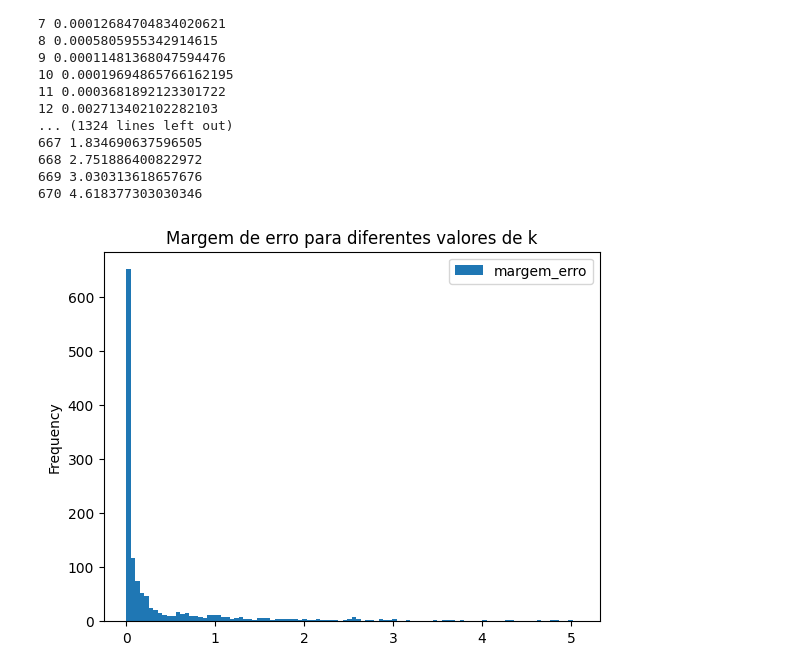
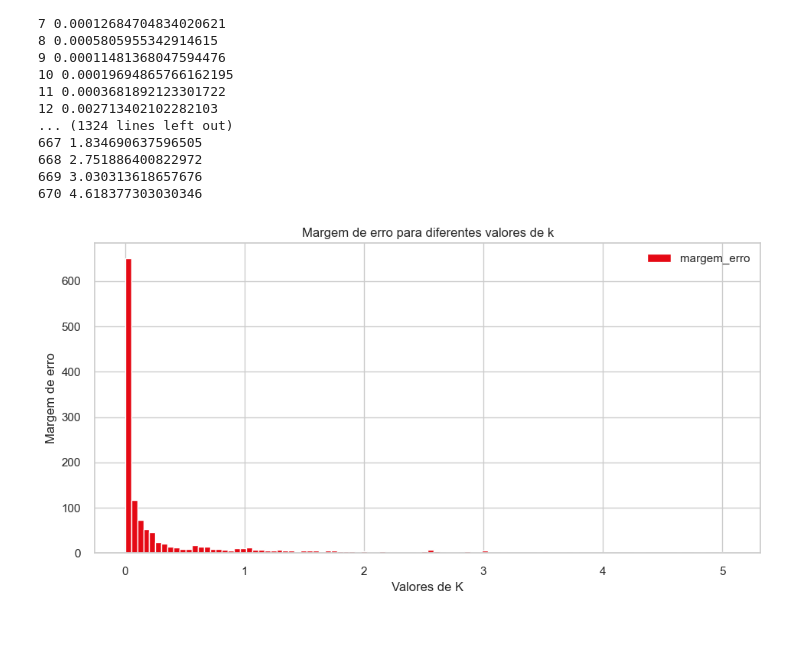
Before and after one commit to WeeeverAlex/Netlfix-Challenge, a Jupyter notebook: demo.ipynb, the cells around one changed output. Cells and saved outputs as stored; diff of their text form; code cells hidden in the pictures; blank space fills up the shorter version.

Commit message:
hist atualiza

```diff
--- a/demo.ipynb
+++ b/demo.ipynb
@@ -167,11 +167,19 @@ df.to_csv('margem_de_erros.csv', index=False)
 669 3.030313618657676
 670 4.618377303030346
 # %%
-#criar um histograma com os valores de k e erro
+#histograma com os valores de k e erro
 import pandas as pd
 import matplotlib.pyplot as plt
+import seaborn as sns
+
 df = pd.read_csv('margem_de_erros.csv')
-df.plot(x='k', y='margem_erro', kind='hist', bins=100, title='Margem de erro para diferentes valores de k')
+df.plot(x='k', y='margem_erro', kind='hist', bins=100, title='Margem de erro para diferentes valores de k', color = '#e50914')
+sns.set_style('whitegrid')
+sns.set_palette('Set1')
+plt.gcf().set_size_inches(10, 5)
+plt.xlabel('Valores de K')
+plt.ylabel('Margem de erro')
+plt.title('Margem de erro para diferentes valores de k')
 plt.show()
 # %% [output]
-[figure, old version]
+[figure, new version]
```
Also changed, not shown: 1 other file.
